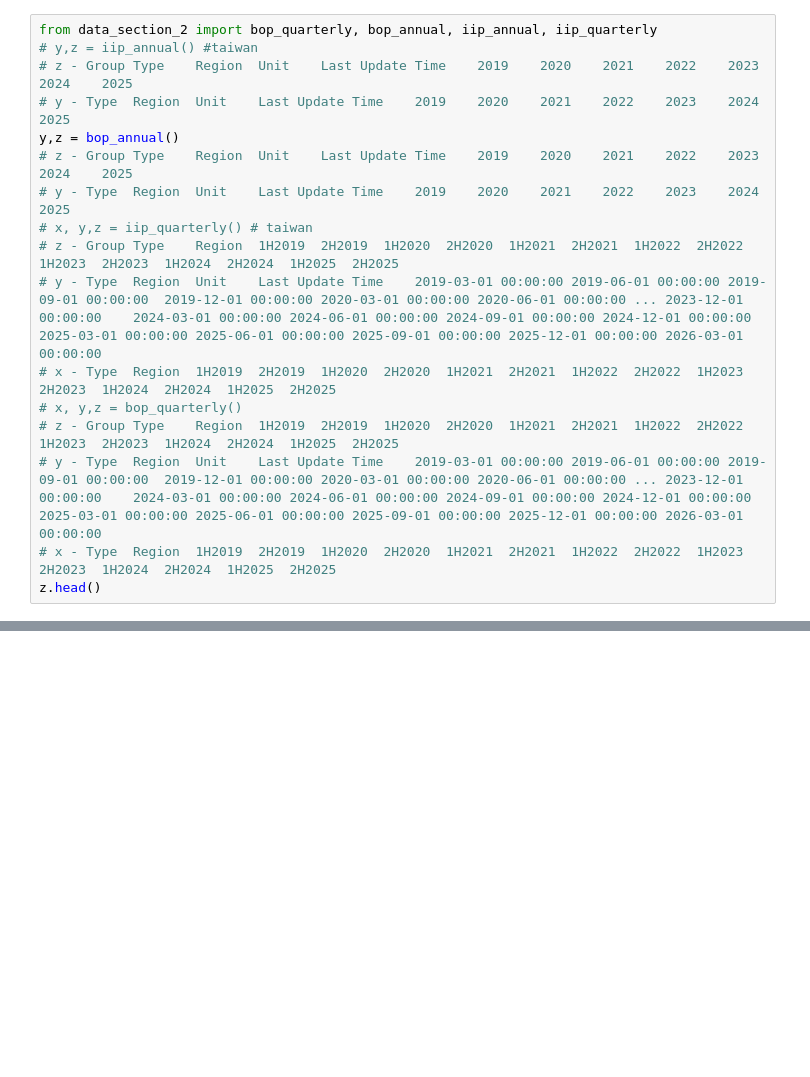
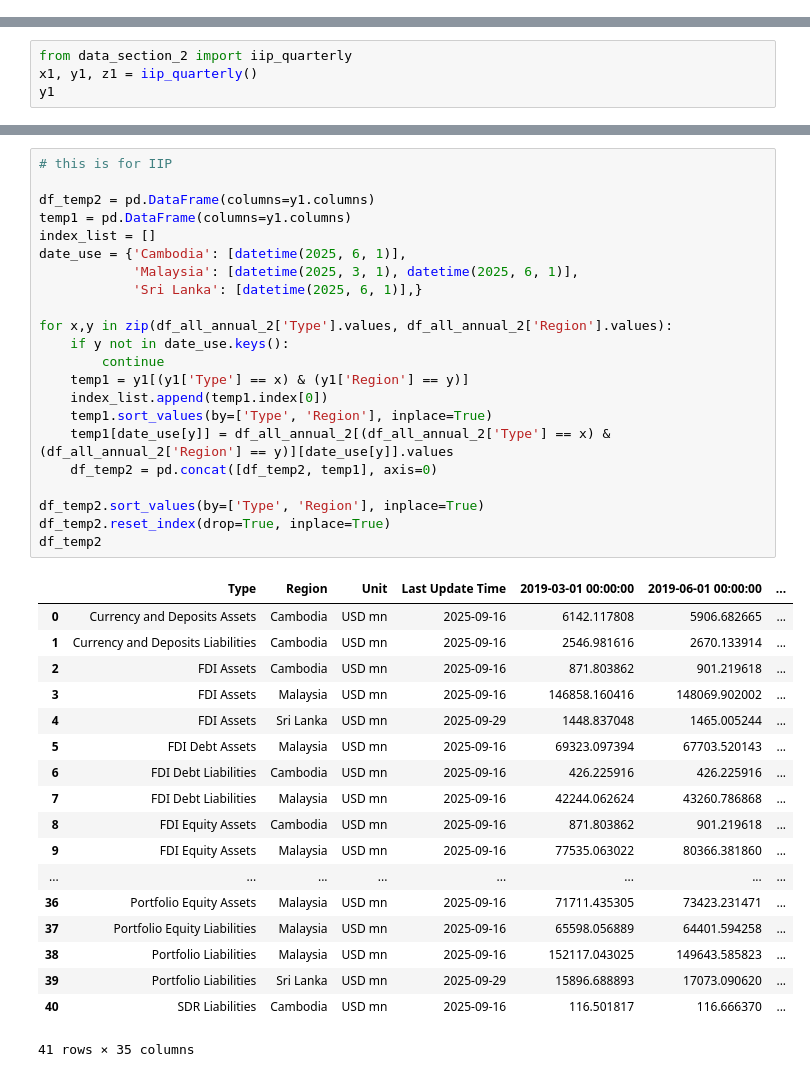
Before and after one commit to aizudeen11/cfm-nlp, a Jupyter notebook: to_gsheet/main.ipynb, the cells around one changed output, grey strips where cells are left out. Drawn from its saved outputs; the diff is of its cells as text; blank space fills up the shorter version.

```diff
--- a/to_gsheet/main.ipynb
+++ b/to_gsheet/main.ipynb
@@ -791,17 +0,0 @@ df_all_annual[(df_all_annual['Region'] == 'Nepal')]
-# %%
-from data_section_2 import bop_quarterly, bop_annual, iip_annual, iip_quarterly
-# y,z = iip_annual() #taiwan
-# z - Group	Type	Region	Unit	Last Update Time	2019	2020	2021	2022	2023	2024	2025
-# y - Type	Region	Unit	Last Update Time	2019	2020	2021	2022	2023	2024	2025
-y,z = bop_annual()
-# z - Group	Type	Region	Unit	Last Update Time	2019	2020	2021	2022	2023	2024	2025
-# y - Type	Region	Unit	Last Update Time	2019	2020	2021	2022	2023	2024	2025
-# x, y,z = iip_quarterly() # taiwan
-# z - Group	Type	Region	1H2019	2H2019	1H2020	2H2020	1H2021	2H2021	1H2022	2H2022	1H2023	2H2023	1H2024	2H2024	1H2025	2H2025
-# y - Type	Region	Unit	Last Update Time	2019-03-01 00:00:00	2019-06-01 00:00:00	2019-09-01 00:00:00	2019-12-01 00:00:00	2020-03-01 00:00:00	2020-06-01 00:00:00	...	2023-12-01 00:00:00	2024-03-01 00:00:00	2024-06-01 00:00:00	2024-09-01 00:00:00	2024-12-01 00:00:00	2025-03-01 00:00:00	2025-06-01 00:00:00	2025-09-01 00:00:00	2025-12-01 00:00:00	2026-03-01 00:00:00
-# x - Type	Region	1H2019	2H2019	1H2020	2H2020	1H2021	2H2021	1H2022	2H2022	1H2023	2H2023	1H2024	2H2024	1H2025	2H2025
-# x, y,z = bop_quarterly()
-# z - Group	Type	Region	1H2019	2H2019	1H2020	2H2020	1H2021	2H2021	1H2022	2H2022	1H2023	2H2023	1H2024	2H2024	1H2025	2H2025
-# y - Type	Region	Unit	Last Update Time	2019-03-01 00:00:00	2019-06-01 00:00:00	2019-09-01 00:00:00	2019-12-01 00:00:00	2020-03-01 00:00:00	2020-06-01 00:00:00	...	2023-12-01 00:00:00	2024-03-01 00:00:00	2024-06-01 00:00:00	2024-09-01 00:00:00	2024-12-01 00:00:00	2025-03-01 00:00:00	2025-06-01 00:00:00	2025-09-01 00:00:00	2025-12-01 00:00:00	2026-03-01 00:00:00
-# x - Type	Region	1H2019	2H2019	1H2020	2H2020	1H2021	2H2021	1H2022	2H2022	1H2023	2H2023	1H2024	2H2024	1H2025	2H2025
-z.head()
@@ -1159,0 +375,4 @@ yield_data1['Philippines'].loc[[173]].values[0]
+# %%
+from data_section_2 import iip_quarterly
+x1, y1, z1 = iip_quarterly()
+y1
@@ -1159,0 +446,41 @@ yield_data1['Philippines'].loc[[173]].values[0]
+# %%
+# this is for IIP
+
+df_temp2 = pd.DataFrame(columns=y1.columns)
+temp1 = pd.DataFrame(columns=y1.columns)
+index_list = []
+date_use = {'Cambodia': [datetime(2025, 6, 1)],
+            'Malaysia': [datetime(2025, 3, 1), datetime(2025, 6, 1)],
+            'Sri Lanka': [datetime(2025, 6, 1)],}
+
+for x,y in zip(df_all_annual_2['Type'].values, df_all_annual_2['Region'].values):
+    if y not in date_use.keys():
+        continue
+    temp1 = y1[(y1['Type'] == x) & (y1['Region'] == y)]
+    index_list.append(temp1.index[0])
+    temp1.sort_values(by=['Type', 'Region'], inplace=True)
+    temp1[date_use[y]] = df_all_annual_2[(df_all_annual_2['Type'] == x) & (df_all_annual_2['Region'] == y)][date_use[y]].values
+    df_temp2 = pd.concat([df_temp2, temp1], axis=0)
+
+df_temp2.sort_values(by=['Type', 'Region'], inplace=True)
+df_temp2.reset_index(drop=True, inplace=True)
+df_temp2
+# %% [output]
+|  | Type | Region | Unit | Last Update Time | 2019-03-01 00:00:00 | 2019-06-01 00:00:00 | ... |
+| 0 | Currency and Deposits Assets | Cambodia | USD mn | 2025-09-16 | 6142.117808 | 5906.682665 | ... |
+| 1 | Currency and Deposits Liabilities | Cambodia | USD mn | 2025-09-16 | 2546.981616 | 2670.133914 | ... |
+| 2 | FDI Assets | Cambodia | USD mn | 2025-09-16 | 871.803862 | 901.219618 | ... |
+| 3 | FDI Assets | Malaysia | USD mn | 2025-09-16 | 146858.160416 | 148069.902002 | ... |
+| 4 | FDI Assets | Sri Lanka | USD mn | 2025-09-29 | 1448.837048 | 1465.005244 | ... |
+| 5 | FDI Debt Assets | Malaysia | USD mn | 2025-09-16 | 69323.097394 | 67703.520143 | ... |
+| 6 | FDI Debt Liabilities | Cambodia | USD mn | 2025-09-16 | 426.225916 | 426.225916 | ... |
+| 7 | FDI Debt Liabilities | Malaysia | USD mn | 2025-09-16 | 42244.062624 | 43260.786868 | ... |
+| 8 | FDI Equity Assets | Cambodia | USD mn | 2025-09-16 | 871.803862 | 901.219618 | ... |
+| 9 | FDI Equity Assets | Malaysia | USD mn | 2025-09-16 | 77535.063022 | 80366.381860 | ... |
+| ... | ... | ... | ... | ... | ... | ... | ... |
+| 36 | Portfolio Equity Assets | Malaysia | USD mn | 2025-09-16 | 71711.435305 | 73423.231471 | ... |
+| 37 | Portfolio Equity Liabilities | Malaysia | USD mn | 2025-09-16 | 65598.056889 | 64401.594258 | ... |
+| 38 | Portfolio Liabilities | Malaysia | USD mn | 2025-09-16 | 152117.043025 | 149643.585823 | ... |
+| 39 | Portfolio Liabilities | Sri Lanka | USD mn | 2025-09-29 | 15896.688893 | 17073.090620 | ... |
+| 40 | SDR Liabilities | Cambodia | USD mn | 2025-09-16 | 116.501817 | 116.666370 | ... |
+41 rows × 35 columns
```
Also changed, not shown: parts of 74 cells of this notebook, 11 other files.
